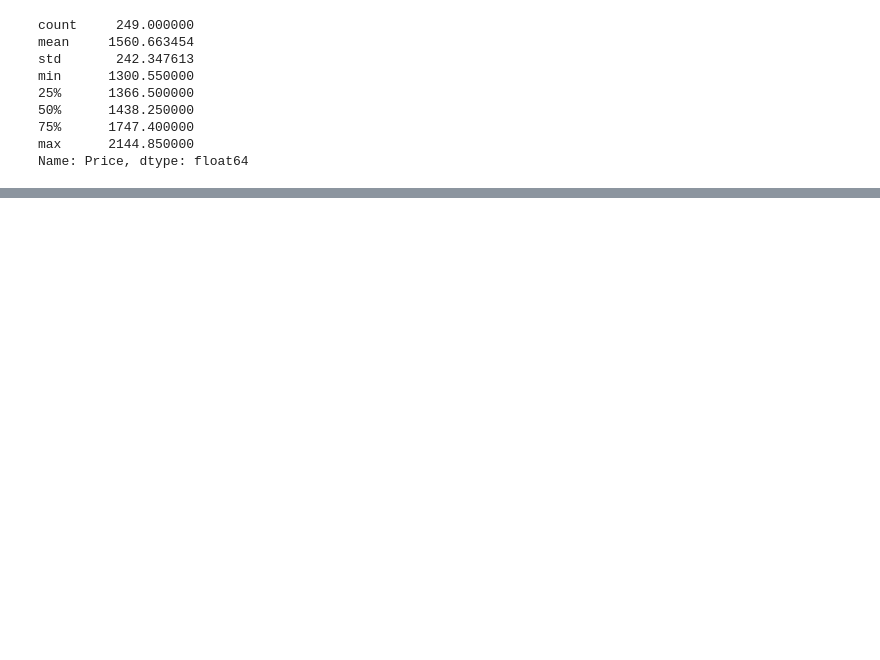
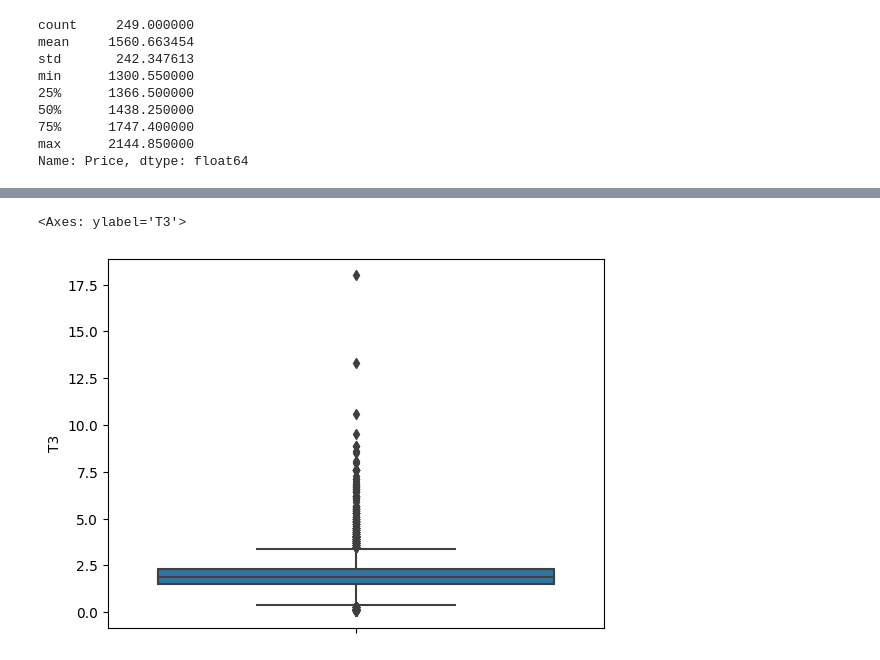
Before and after one commit to kinasant/ml, a Jupyter notebook: assignments/ml_lab02.ipynb, the cells around one changed output, grey strips where cells are left out. Saved outputs shown, nothing was run; the diff lists cells and outputs as text; code cells hidden in the pictures; blank space fills up the shorter version.

```diff
--- a/assignments/ml_lab02.ipynb
+++ b/assignments/ml_lab02.ipynb
@@ -208,0 +385,5 @@ sum(df2.iloc[:,-1] <0)/df2.iloc[:,-1].shape[0]
+# %%
+sns.boxplot(data=dfc,y="T3")
+# %% [output]
+<Axes: ylabel='T3'>
+[figure, added]
```
Also changed, not shown: parts of 116 cells of this notebook.
